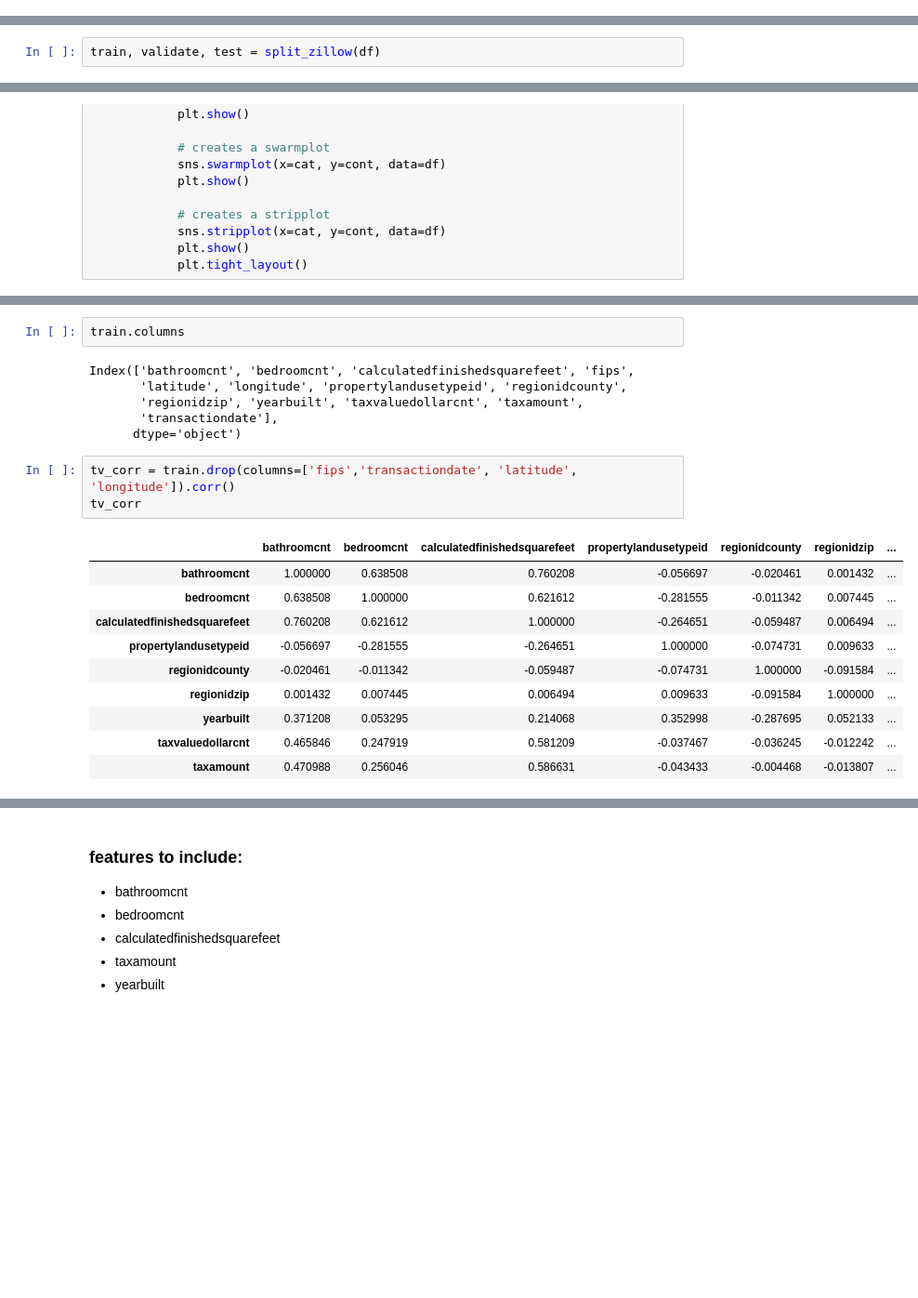
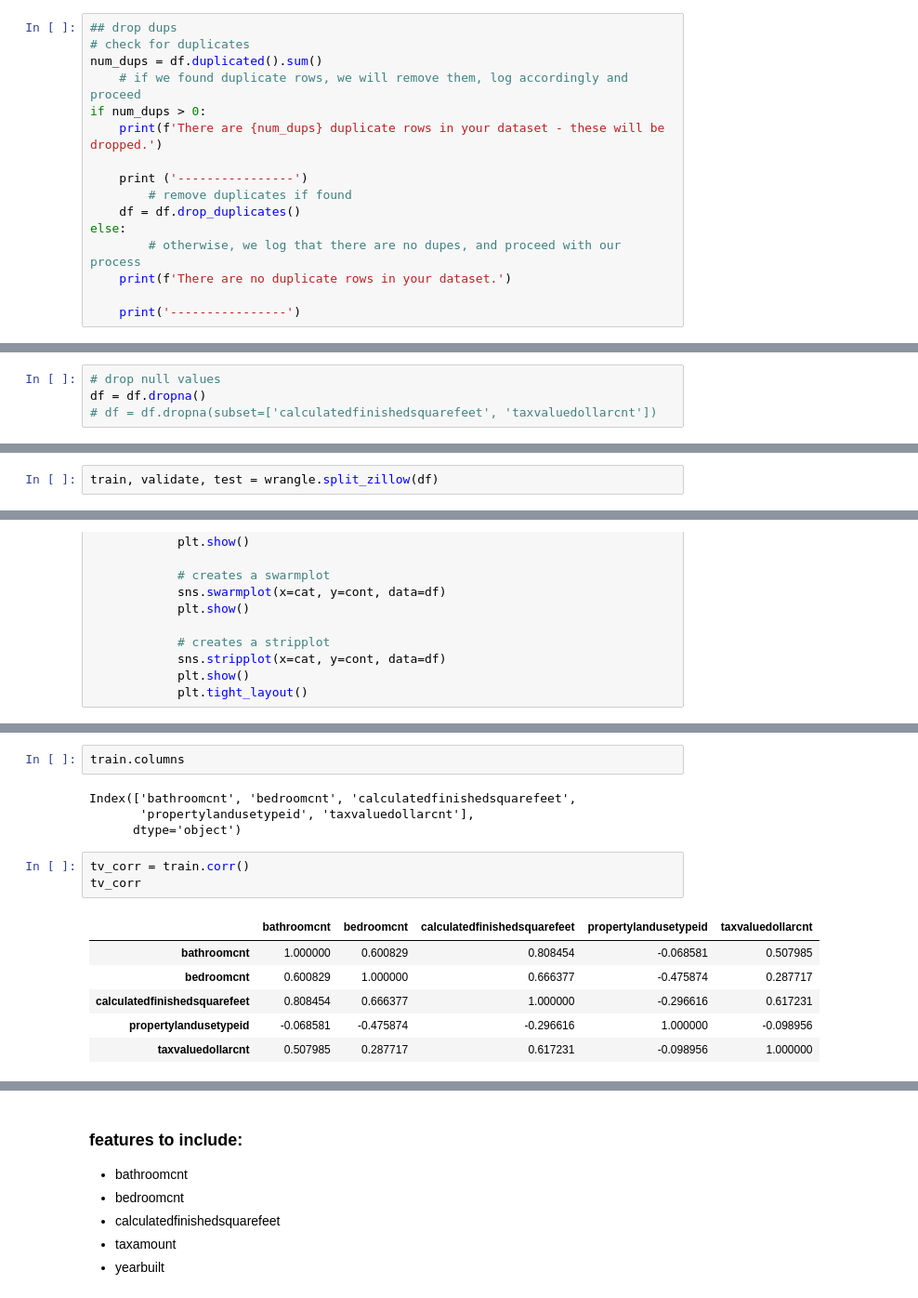
Before and after one commit to mariamnaqvi/predicting_property_values, a Jupyter notebook: scratchpad.ipynb, the cells around one changed output, grey strips where cells are left out. Shown: that part at 93% size. Cells and saved outputs as stored; diff of their text form; blank space fills up the shorter version.

```diff
--- a/scratchpad.ipynb
+++ b/scratchpad.ipynb
@@ -54,0 +66,16 @@ def split_zillow(df):
+# %%
+## drop dups
+# check for duplicates
+num_dups = df.duplicated().sum()
+    # if we found duplicate rows, we will remove them, log accordingly and proceed
+if num_dups > 0:
+    print(f'There are {num_dups} duplicate rows in your dataset - these will be dropped.')
+
+    print ('----------------')
+        # remove duplicates if found
+    df = df.drop_duplicates()
+else:
+        # otherwise, we log that there are no dupes, and proceed with our process
+    print(f'There are no duplicate rows in your dataset.')
+
+    print('----------------')
@@ -54,0 +96,4 @@ def split_zillow(df):
+# %%
+# drop null values
+df = df.dropna()
+# df = df.dropna(subset=['calculatedfinishedsquarefeet', 'taxvaluedollarcnt'])
@@ -55,3 +115,3 @@ def split_zillow(df):
 # %%
-train, validate, test = split_zillow(df)
+train, validate, test = wrangle.split_zillow(df)
 # %%
@@ -127,25 +244,19 @@ plot_variable_pairs(train)
 # %%
 train.columns
 # %% [output]
-Index(['bathroomcnt', 'bedroomcnt', 'calculatedfinishedsquarefeet', 'fips',
-       'latitude', 'longitude', 'propertylandusetypeid', 'regionidcounty',
-       'regionidzip', 'yearbuilt', 'taxvaluedollarcnt', 'taxamount',
-       'transactiondate'],
+Index(['bathroomcnt', 'bedroomcnt', 'calculatedfinishedsquarefeet',
+       'propertylandusetypeid', 'taxvaluedollarcnt'],
       dtype='object')
 # %%
-tv_corr = train.drop(columns=['fips','transactiondate', 'latitude', 'longitude']).corr()
+tv_corr = train.corr()
 tv_corr
 # %% [output]
-|  | bathroomcnt | bedroomcnt | calculatedfinishedsquarefeet | propertylandusetypeid | regionidcounty | regionidzip | ... |
-| bathroomcnt | 1.000000 | 0.638508 | 0.760208 | -0.056697 | -0.020461 | 0.001432 | ... |
-| bedroomcnt | 0.638508 | 1.000000 | 0.621612 | -0.281555 | -0.011342 | 0.007445 | ... |
-| calculatedfinishedsquarefeet | 0.760208 | 0.621612 | 1.000000 | -0.264651 | -0.059487 | 0.006494 | ... |
-| propertylandusetypeid | -0.056697 | -0.281555 | -0.264651 | 1.000000 | -0.074731 | 0.009633 | ... |
-| regionidcounty | -0.020461 | -0.011342 | -0.059487 | -0.074731 | 1.000000 | -0.091584 | ... |
-| regionidzip | 0.001432 | 0.007445 | 0.006494 | 0.009633 | -0.091584 | 1.000000 | ... |
-| yearbuilt | 0.371208 | 0.053295 | 0.214068 | 0.352998 | -0.287695 | 0.052133 | ... |
-| taxvaluedollarcnt | 0.465846 | 0.247919 | 0.581209 | -0.037467 | -0.036245 | -0.012242 | ... |
-| taxamount | 0.470988 | 0.256046 | 0.586631 | -0.043433 | -0.004468 | -0.013807 | ... |
+|  | bathroomcnt | bedroomcnt | calculatedfinishedsquarefeet | propertylandusetypeid | taxvaluedollarcnt |
+| bathroomcnt | 1.000000 | 0.600829 | 0.808454 | -0.068581 | 0.507985 |
+| bedroomcnt | 0.600829 | 1.000000 | 0.666377 | -0.475874 | 0.287717 |
+| calculatedfinishedsquarefeet | 0.808454 | 0.666377 | 1.000000 | -0.296616 | 0.617231 |
+| propertylandusetypeid | -0.068581 | -0.475874 | -0.296616 | 1.000000 | -0.098956 |
+| taxvaluedollarcnt | 0.507985 | 0.287717 | 0.617231 | -0.098956 | 1.000000 |
 # %%
 # check correlation of features with the target variable
 train.corr().taxvaluedollarcnt.sort_values(ascending=False).plot(kind='bar', figsize=(18,5))
```
Also changed, not shown: parts of 74 cells of this notebook.
